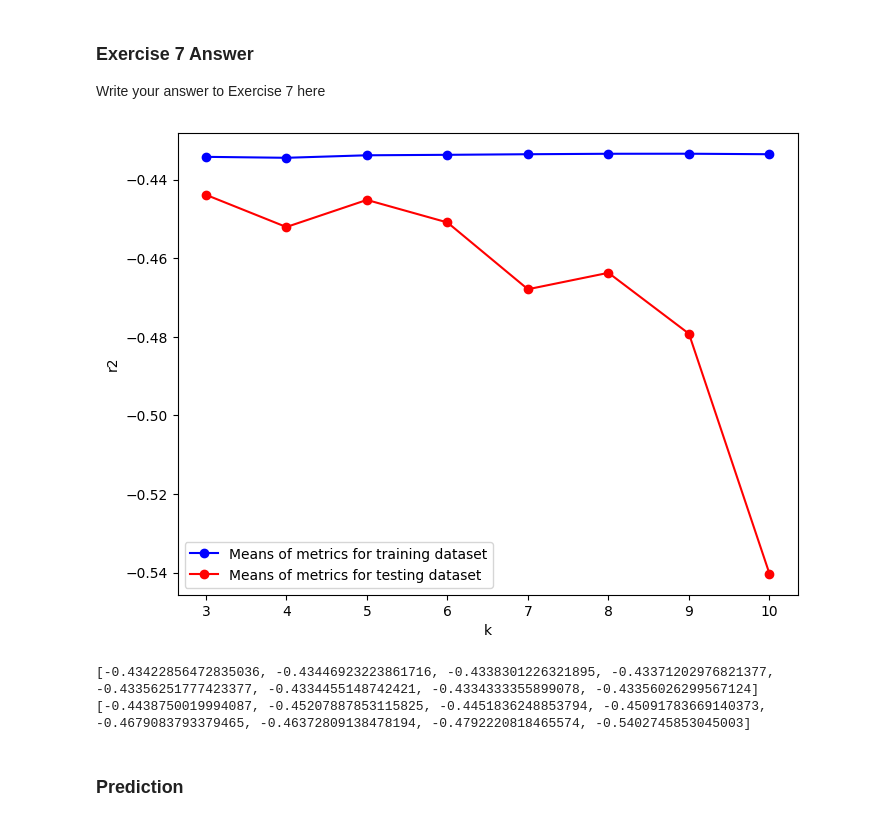
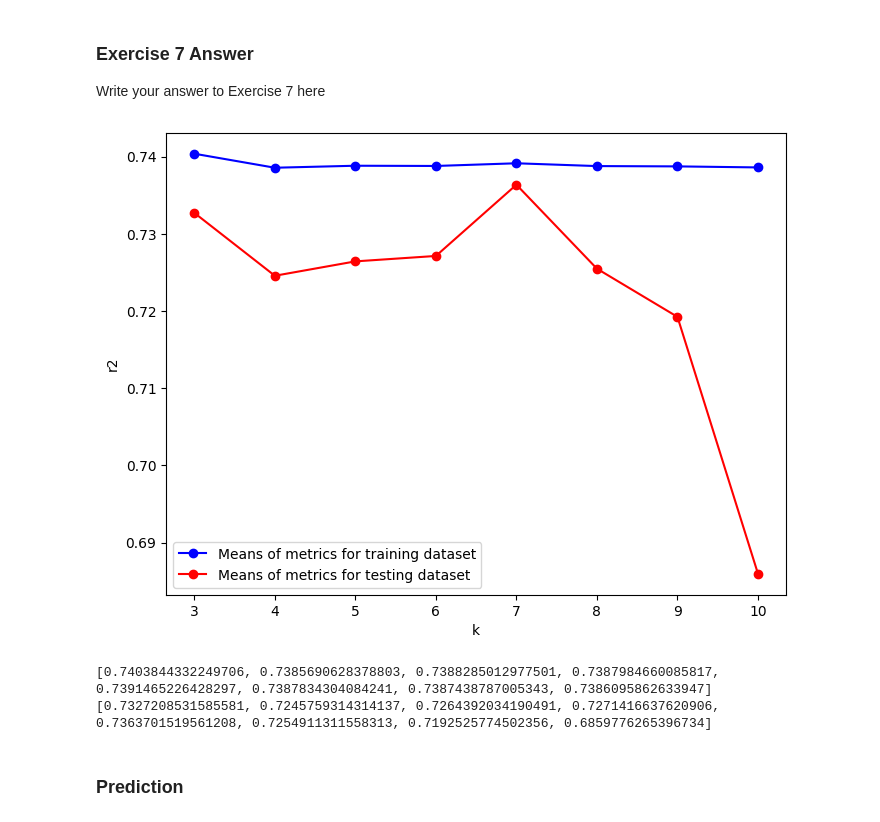
Before and after one commit to sdenyskov/sd995_ads_2024, a Jupyter notebook: notebooks/03-address_glm.ipynb, the cells around one changed output. Drawn from its saved outputs; the diff is of its cells as text; code cells hidden in the pictures.

```diff
--- a/notebooks/03-address_glm.ipynb
+++ b/notebooks/03-address_glm.ipynb
@@ -1236,38 +1237,38 @@ def cross_validation(x, y, k, metric = "r2", alpha = 0.0, L1_wt = 1.0):
     return metrics_list
 # %%
 metric = "r2"
-alpha = 0.05
+alpha = 0.001
 L1_wt = 0.0
 
 x = np.array(nssec_df)
 y = np.array(norm_age_df[21])
 
 train_data = []
 test_data = []
 
 for k in range(3, 11):
     metrics_list = cross_validation(x, y, k, metric, alpha, L1_wt)
     train_metrics = [el[0] for el in metrics_list]
     test_metrics = [el[1] for el in metrics_list]
     train_data.append(np.mean(train_metrics))
     test_data.append(np.mean(test_metrics))
 
 plt.figure(figsize=(8, 6))
 plt.plot(range(3, 11), train_data, marker='o', linestyle='-', color='b', label='Means of metrics for training dataset')
 plt.plot(range(3, 11), test_data, marker='o', linestyle='-', color='r', label='Means of metrics for testing dataset')
 
 plt.xlabel('k')
 plt.ylabel(metric)
 plt.xticks(range(3, 11))
 plt.legend()
 plt.show()
 
 print(train_data)
 print(test_data)
 # %% [output]
-[figure, old version]
+[figure, new version]
-[-0.43422856472835036, -0.43446923223861716, -0.4338301226321895, -0.43371202976821377, -0.43356251777423377, -0.4334455148742421, -0.4334333355899078, -0.43356026299567124]
-[-0.4438750019994087, -0.45207887853115825, -0.4451836248853794, -0.45091783669140373, -0.4679083793379465, -0.46372809138478194, -0.4792220818465574, -0.5402745853045003]
+[0.7403844332249706, 0.7385690628378803, 0.7388285012977501, 0.7387984660085817, 0.7391465226428297, 0.7387834304084241, 0.7387438787005343, 0.7386095862633947]
+[0.7327208531585581, 0.7245759314314137, 0.7264392034190491, 0.7271416637620906, 0.7363701519561208, 0.7254911311558313, 0.7192525774502356, 0.6859776265396734]
 # %% [markdown]
 ### Prediction
 # %% [markdown]
```
Also changed, not shown: parts of 2 cells of this notebook.
